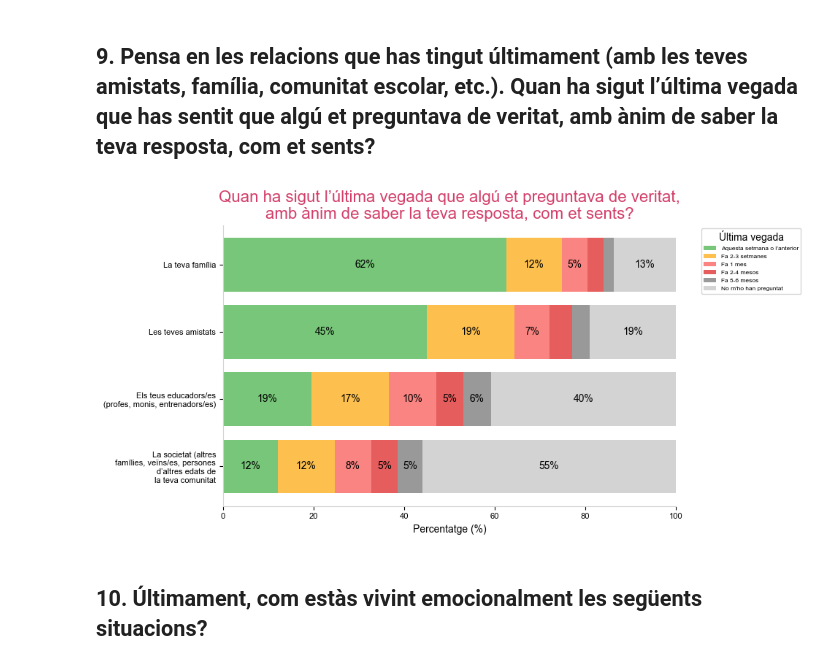
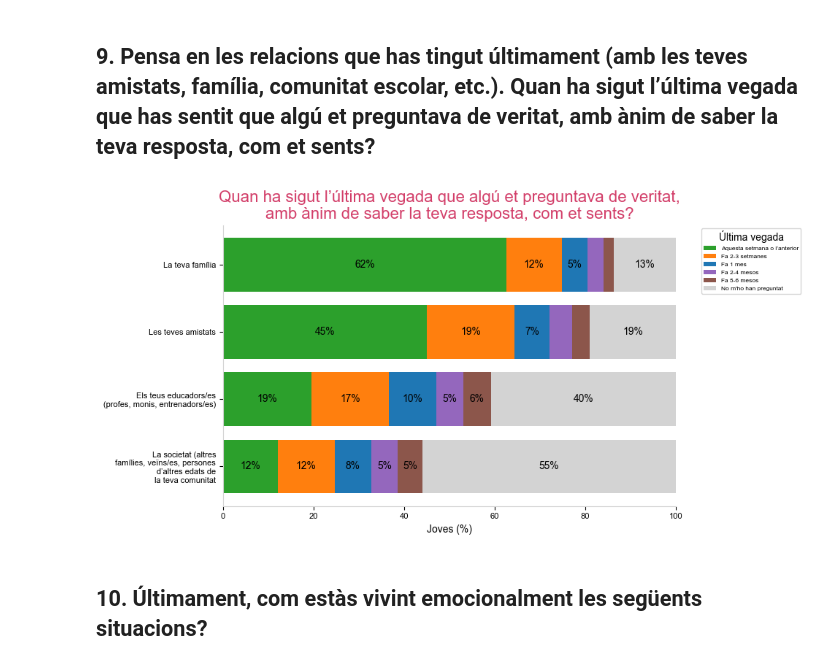
Before and after one commit to sebasto7/SEJ, a Jupyter notebook: SEJ24-analisis.ipynb, the cells around one changed output. Cells and saved outputs as stored; diff of their text form; code cells hidden in the pictures.

Commit message:
Colors i format comú

```diff
--- a/SEJ24-analisis.ipynb
+++ b/SEJ24-analisis.ipynb
@@ -80,6 +80,11 @@ SEJ21_batxillerat_idx = SEJ21_demografics[(SEJ21_demografics['OCUPACIÓ'] == "1r
 SEJ21_educació_no_obligatoria_idx = SEJ21_demografics[(SEJ21_demografics['OCUPACIÓ'] == "Formació Professional") | (SEJ21_demografics['OCUPACIÓ'] == "Formació Universitària") | (SEJ21_demografics['OCUPACIÓ'] == "1r Batx.") | (SEJ21_demografics['OCUPACIÓ'] == "2n Batx.")].index
 # %% [markdown]
 ## Variables de visualización
+# %%
+#Saving text for pdfs in a proper way
+import matplotlib
+matplotlib.rcParams['pdf.fonttype'] = 42
+matplotlib.rcParams['ps.fonttype'] = 42
 # %%
 # Definiendo las configuraciones globales de fuente
 plt.rcParams['font.family'] = 'Arial'      # Tipo de letra global (Arial)
@@ -2174,6 +2153,15 @@ colors = {
     "No m'ho han preguntat": "#D3D3D3"
 }
 
+colors = {
+    "Aquesta setmana o l’anterior": "#2ca02c",  # Verd → Recent
+    "Fa 2-3 setmanes": "#ff7f0e",  # Taronja → Intermig
+    "Fa 1 mes": "#1f77b4",  # Blau → Encara recent
+    "Fa 2-4 mesos": "#9467bd",  # Lila → Més antic
+    "Fa 5-6 mesos": "#8c564b",  # Marró → Força antic
+    "No m'ho han preguntat": "#D3D3D3"  # Gris → No preguntat
+}
+
 # Crear el gràfic de barres apilades
 fig, ax = plt.subplots(figsize=(8, 5))
 
@@ -2196,7 +2184,7 @@ for idx, col in enumerate(freq_per_grup.columns):
         cumulative += value
 
 # Estil del gràfic
-ax.set_xlabel("Percentatge (%)")
+ax.set_xlabel("Joves (%)")
 ax.set_xlim(0, 100)
 ax.set_xticks(range(0, 101, 20))
 
@@ -2207,34 +2195,34 @@ ax.set_title("Quan ha sigut l’última vegada que algú et preguntava de verita
 ax.spines['top'].set_visible(False)
 ax.spines['right'].set_visible(False)
 ax.spines['left'].set_color("#D3D3D3")
 ax.spines['bottom'].set_color("#D3D3D3")
 
 # Llegenda
 ax.legend(title="Última vegada", bbox_to_anchor=(1.05, 1), loc="upper left")
 
 # Invertir l'ordre de les categories per coincidir amb la imatge
 ax.invert_yaxis()
 
 # Funció per formatar les etiquetes de l'eix Y
 def format_labels(label):
     label_text = label.get_text()  # Obtenir el text de l'etiqueta
     words = label_text.split()
     if len(words) > 3:
         # Divideix en línies de 3 paraules
         return '\n'.join([' '.join(words[i:i+3]) for i in range(0, len(words), 3)])
     return label_text
 
 # Obtenir les ubicacions de les etiquetes (ticks) de l'eix Y
 yticks = ax.get_yticks()
 
 # Actualitzar les etiquetes de l'eix Y
 ax.set_yticks(yticks)  # Assegurem-nos que els ticks siguin els mateixos
 ax.set_yticklabels([format_labels(label) for label in ax.get_yticklabels()])
 
 # Mostrar gràfic
 plt.show()
 # %% [output]
-[figure, old version]
+[figure, new version]
 # %%
 # Si se quiere guardar el gráfico al PC
 # Definiendo directorios
```
Also changed, not shown: parts of 28 cells of this notebook.
